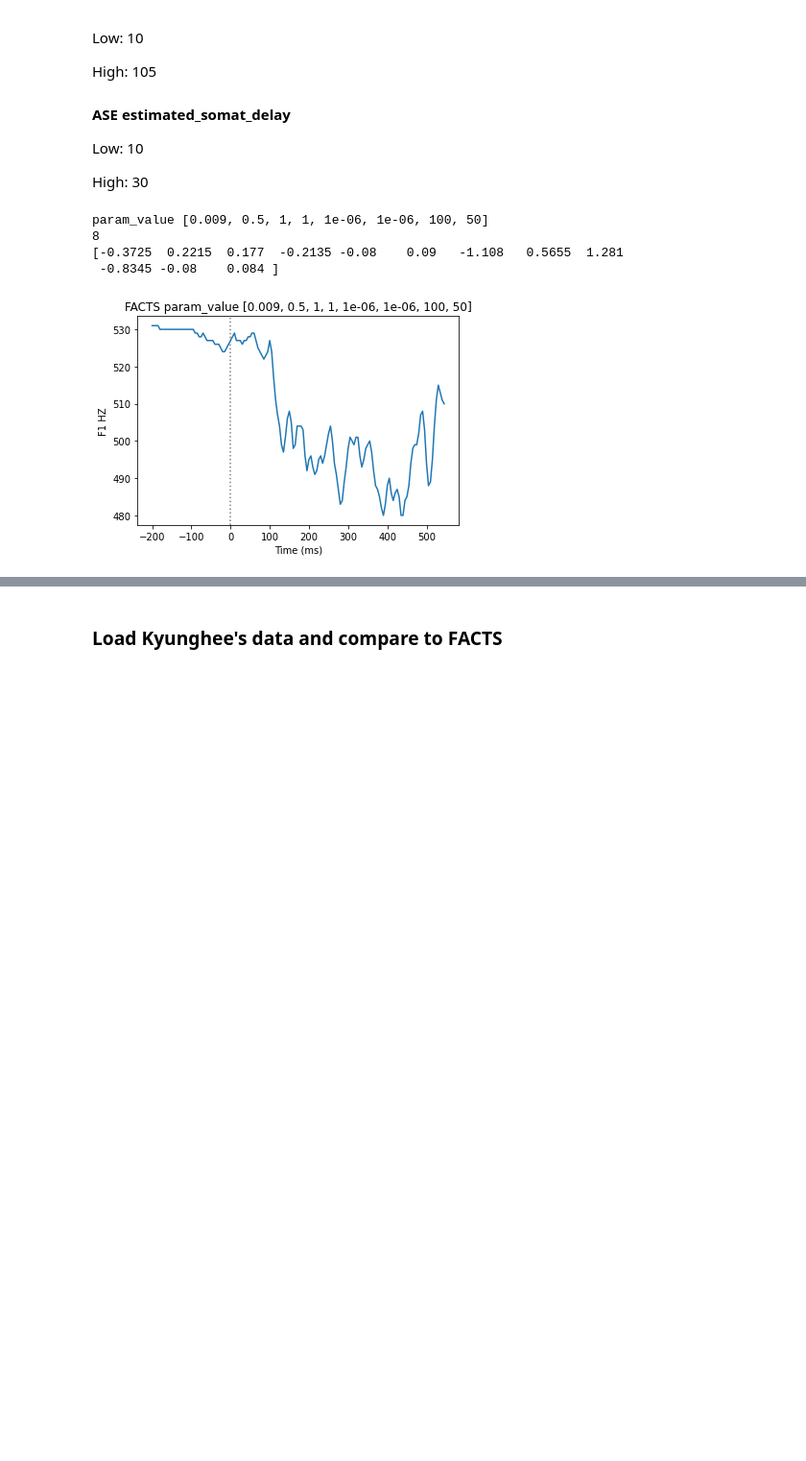
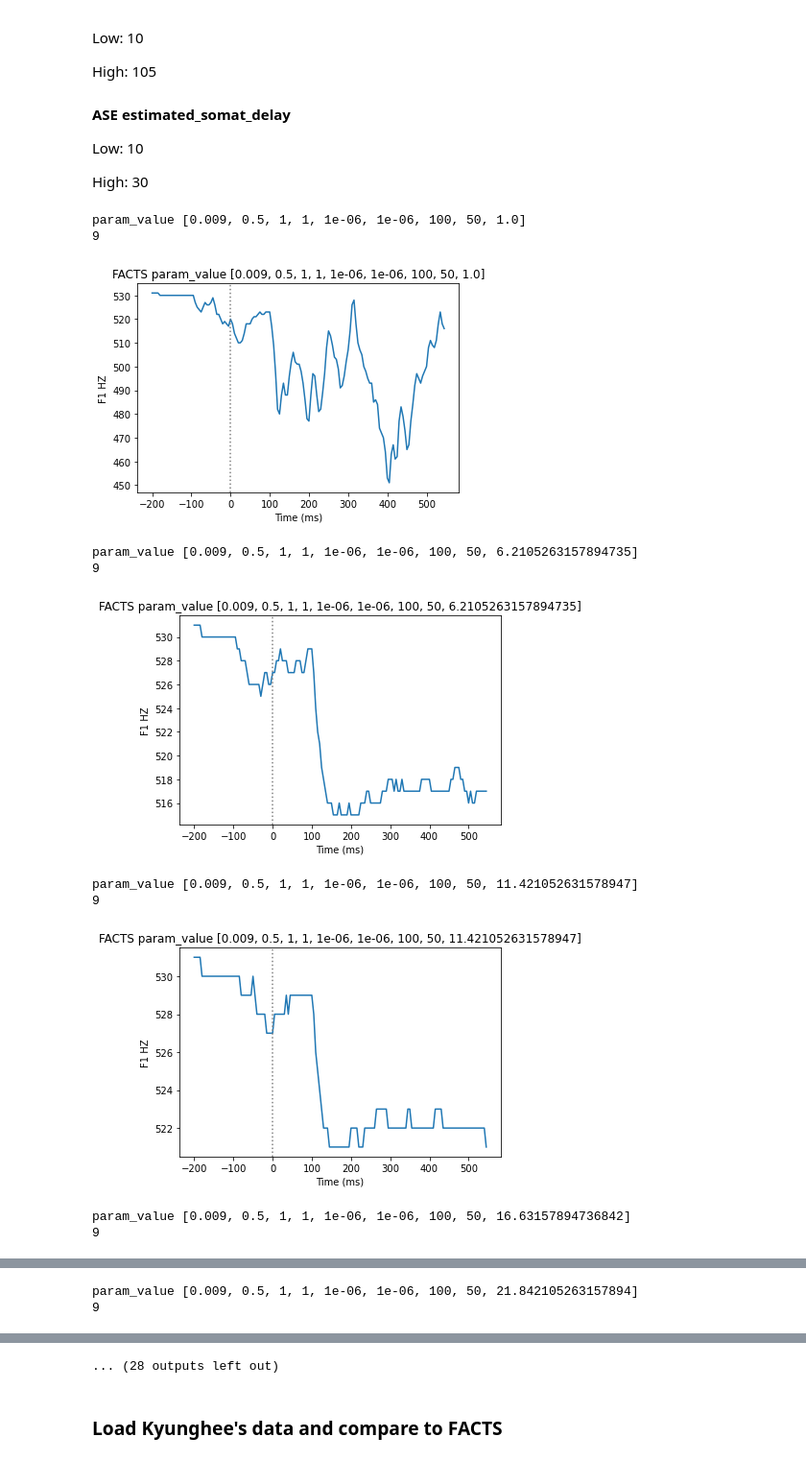
Before and after one commit to apongos/FACTS_SBI_cluster, a Jupyter notebook: SBI_on_FACTS_parameter_sweep_GridSearch.ipynb, the cells around one changed output, grey strips where cells are left out. Shown at 96% size. Saved outputs shown, nothing was run; the diff lists cells and outputs as text; code cells hidden in the pictures; blank space fills up the shorter version.

```diff
--- a/SBI_on_FACTS_parameter_sweep_GridSearch.ipynb
+++ b/SBI_on_FACTS_parameter_sweep_GridSearch.ipynb
@@ -36,6 +36,7 @@ def simulator(theta):
 
             config['SensoryDelay']['Auditory_delay'] = str(theta[0][6].item())
             config['SensoryDelay']['Somato_delay'] = str(theta[0][7].item())
+            config['TaskStateEstimator']['cc_reduction_from_delay'] = str(theta[0][8].item())
 
 #             config['TaskStateEstimator']['estimated_auditory_delay'] = str(theta[0][6].item())
 #             config['ArticStateEstimator']['estimated_somat_delay'] = str(theta[0][7].item())
@@ -52,6 +53,7 @@ def simulator(theta):
 
             config['SensoryDelay']['Auditory_delay'] = str(theta[6].item())
             config['SensoryDelay']['Somato_delay'] = str(theta[7].item())
+            config['TaskStateEstimator']['cc_reduction_from_delay'] = str(theta[8].item())
 
 #             config['TaskStateEstimator']['estimated_auditory_delay'] = str(theta[6].item())
 #             config['ArticStateEstimator']['estimated_somat_delay'] = str(theta[7].item())
@@ -224,39 +226,45 @@ High: 30
 examples = []
 # mu1 = 0.005
 # param_values = [ [0.009, 0.5, 1, 1, 10e-7, 10e-7, 75, int(x)] for x in  np.linspace(75, 100, num=1)]
-param_values = [ [0.009, 0.5, 1, 1, 10e-7, 10e-7, 100, 50] for x in  np.linspace(75, 100, num=1)]
+param_values = [ [0.009, 0.5, 1, 1, 10e-7, 10e-7, 100, 50, x] for x in  np.linspace(1, 100, num=20)]
 
 plot = True
 
 # Create coarse grid
 # Sens_Noise_Aud_Sense_scale = np.linspace(0.0001, 0.04, num=3)
 # Sens_Noise_Somato_Sense_scale = np.linspace(0.002, 1, num=3)
 # TSE_process_scale = np.linspace( 0.0001, 5, num=3)
 # TSE_covar_scale = np.linspace(0.0000001, 5, num=3)
 # ASE_process_scale = np.linspace(10e-12, 10e-6, num=3)
 # ASE_covar_scale = np.linspace(10e-12, 10e-4, num=3)
 
 # Grid = [Sens_Noise_Aud_Sense_scale, Sens_Noise_Somato_Sense_scale TSE_process_scale, ...
 #        TSE_covar_scale, ASE_process_scale, ASE_covar_scale]
 
 
 for ii in param_values:
     print(f"param_value {ii}")
     example = simulator(torch.tensor([ii]))
     examples.append(example)
 
     if plot == True:
         plt.figure()
         plt.title(f'FACTS param_value {ii}')
         example_x = (np.arange(len(example))*5)-200
         plt.plot(example_x,example)
         plt.axvline(x = 0, color = 'grey', ls=':')
         plt.xlabel('Time (ms)')
         plt.ylabel('F1 HZ')
         plt.show()
 # %% [output]
-param_value [0.009, 0.5, 1, 1, 1e-06, 1e-06, 100, 50]
-8
-[-0.3725  0.2215  0.177  -0.2135 -0.08    0.09   -1.108   0.5655  1.281
- -0.8345 -0.08    0.084 ]
+param_value [0.009, 0.5, 1, 1, 1e-06, 1e-06, 100, 50, 1.0]
+9
-[figure, old version]
+[figure, new version]
+param_value [0.009, 0.5, 1, 1, 1e-06, 1e-06, 100, 50, 6.2105263157894735]
+9
+[figure, added]
+param_value [0.009, 0.5, 1, 1, 1e-06, 1e-06, 100, 50, 11.421052631578947]
+9
+[figure, added]
+param_value [0.009, 0.5, 1, 1, 1e-06, 1e-06, 100, 50, 16.63157894736842]
+9
@@ -262,0 +272,2 @@ param_value [0.009, 0.5, 1, 1, 1e-06, 1e-06, 100, 50]
+param_value [0.009, 0.5, 1, 1, 1e-06, 1e-06, 100, 50, 21.842105263157894]
+9
@@ -263,3 +278,4 @@ param_value [0.009, 0.5, 1, 1, 1e-06, 1e-06, 100, 50]
+... (28 outputs left out)
 # %% [markdown]
 ### Load Kyunghee's data and compare to FACTS
 # %%
```
Also changed, not shown: parts of 1 cell of this notebook, 16 other files.
